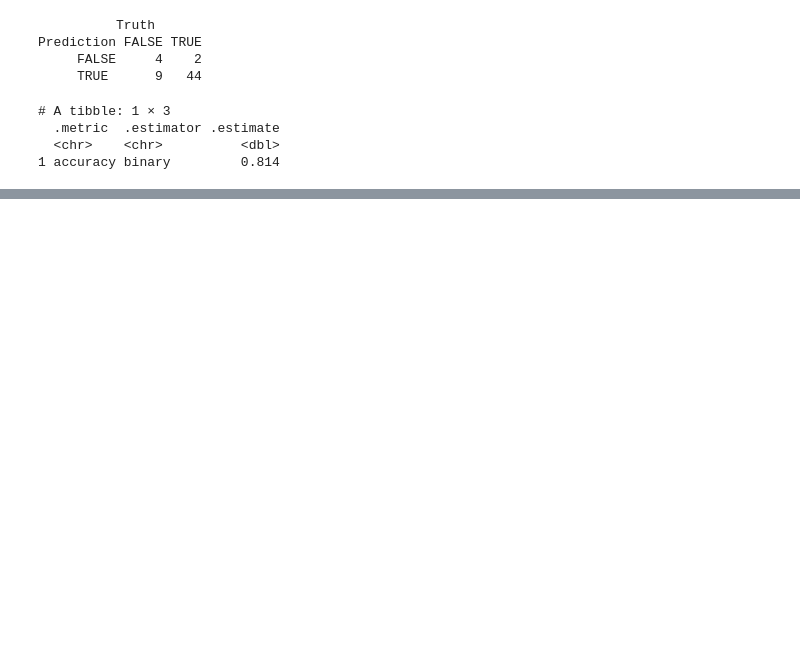
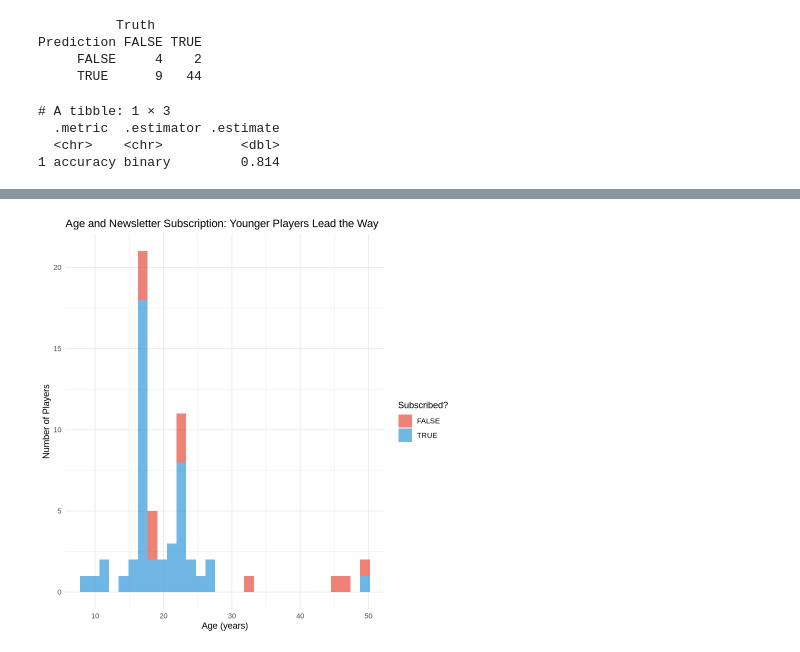
Before and after one commit to sushifromkfc/dsci-100-2025ss-002, a Jupyter notebook: DSCI 100 Porject 002.ipynb, the cells around one changed output, grey strips where cells are left out. Cells and saved outputs as stored; diff of their text form; code cells hidden in the pictures; blank space fills up the shorter version.

```diff
--- a/DSCI 100 Porject 002.ipynb
+++ b/DSCI 100 Porject 002.ipynb
@@ -182,0 +238,12 @@ ggplot(predictions, aes(x = played_hours, fill = subscribe)) +
+# %%
+# How does age relate to newsletter subscription?
+ggplot(predictions, aes(x = Age, fill = subscribe)) +
+  geom_histogram(bins = 30, alpha = 0.7) +
+  labs(title = "Age and Newsletter Subscription: Younger Players Lead the Way",
+       x = "Age (years)",
+       y = "Number of Players",
+       fill = "Subscribed?") +
+  theme_minimal() +
+  scale_fill_manual(values = c("FALSE" = "#e74c3c", "TRUE" = "#3498db"))
+# %% [output]
+[figure, added]
```
Also changed, not shown: parts of 22 cells of this notebook.
